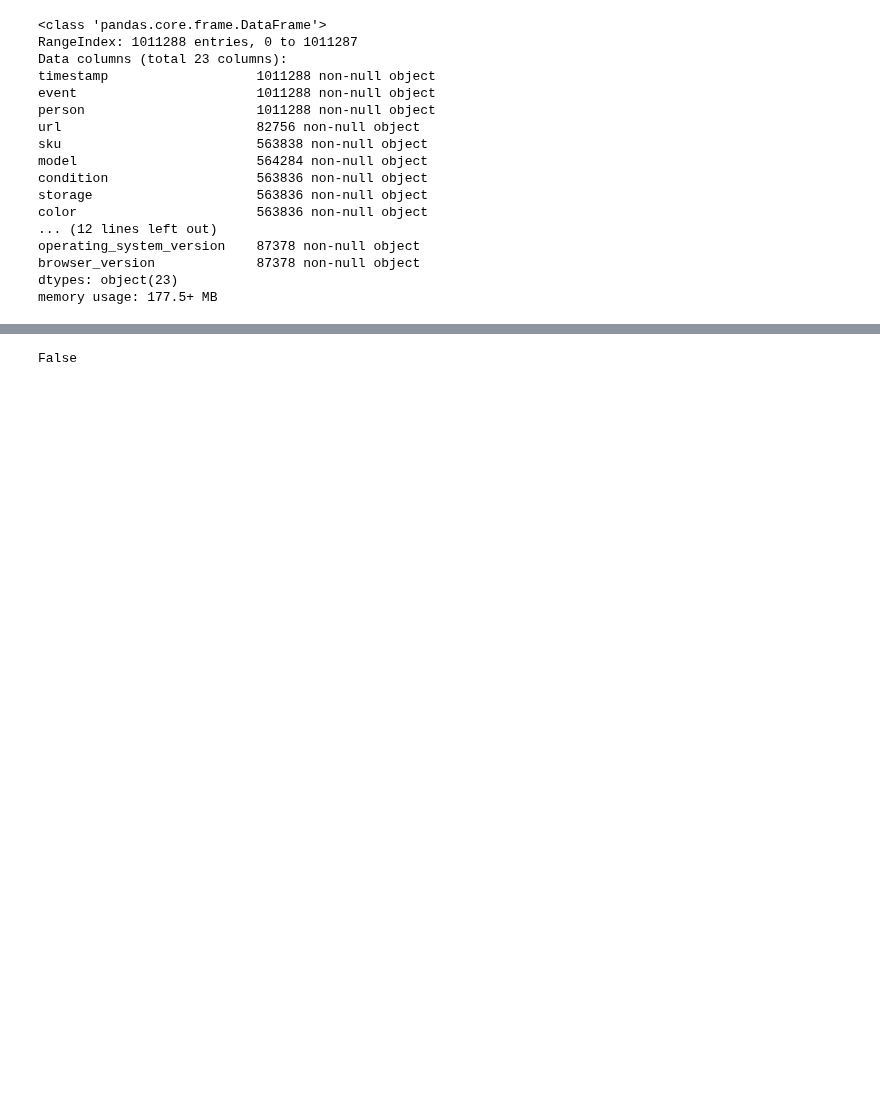
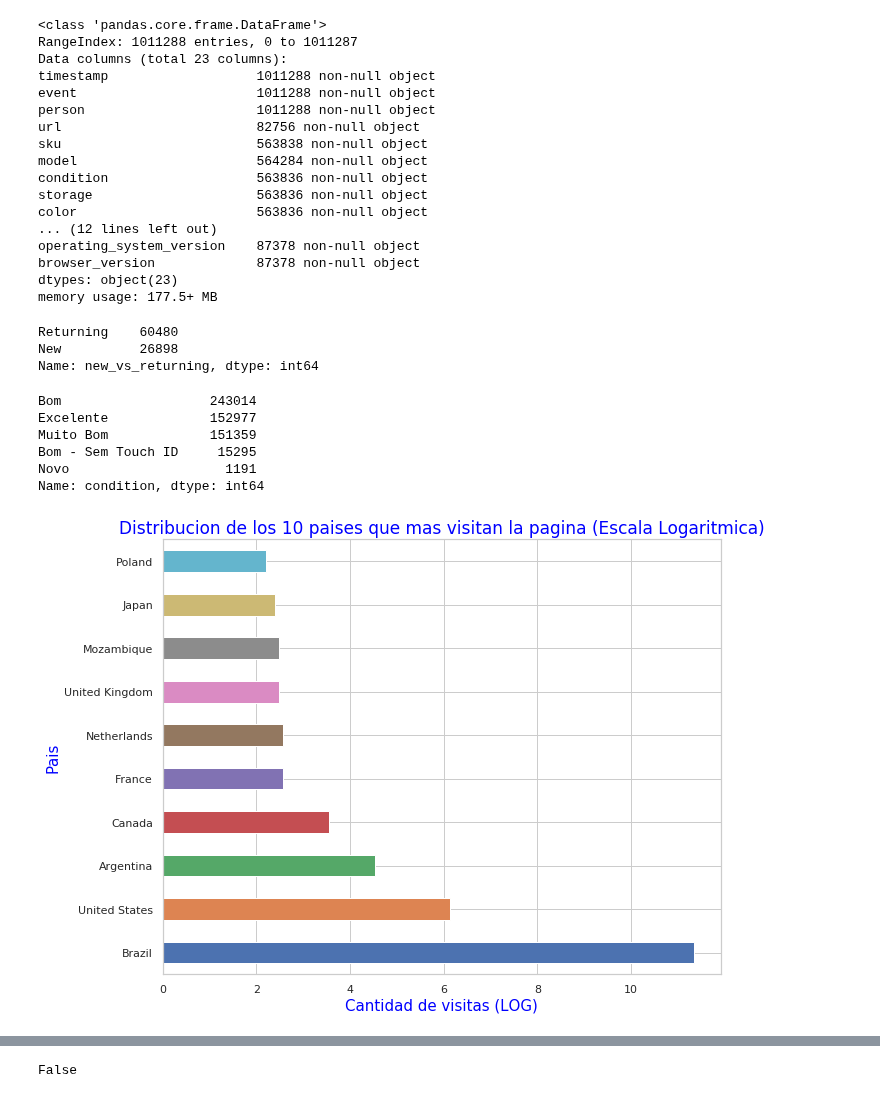
Before and after one commit to Blaz77/DatosReloaded, a Jupyter notebook: TP1/Exploracion_Trocafone.ipynb, the cells around one changed output, grey strips where cells are left out. Drawn from its saved outputs; the diff is of its cells as text; code cells hidden in the pictures; blank space fills up the shorter version.

```diff
--- a/TP1/Exploracion_Trocafone.ipynb
+++ b/TP1/Exploracion_Trocafone.ipynb
@@ -42,3 +42,27 @@ operating_system_version    87378 non-null object
 browser_version             87378 non-null object
 dtypes: object(23)
 memory usage: 177.5+ MB
+# %%
+trocafoneData['new_vs_returning'].value_counts()
+# %% [output]
+Returning    60480
+New          26898
+Name: new_vs_returning, dtype: int64
+# %%
+trocafoneData['condition'].value_counts()
+# %% [output]
+Bom                   243014
+Excelente             152977
+Muito Bom             151359
+Bom - Sem Touch ID     15295
+Novo                    1191
+Name: condition, dtype: int64
+# %%
+country_visitSite = trocafoneData[trocafoneData['event'] == 'visited site']
+country_visitSite = country_visitSite[country_visitSite['country'] != 'Unknown']
+plt.title('Distribucion de los 10 paises que mas visitan la pagina (Escala Logaritmica)', fontsize = 17, color ='Blue')
+plt.xlabel('Cantidad de visitas (LOG)',fontsize = 15, color = 'Blue')
+plt.ylabel('Pais',fontsize = 15, color = 'Blue')
+np.log(country_visitSite['country'].value_counts()).head(10).plot(figsize = (10,8), kind='barh');
+# %% [output]
+[figure, added]
```
Also changed, not shown: parts of 1 cell of this notebook.
